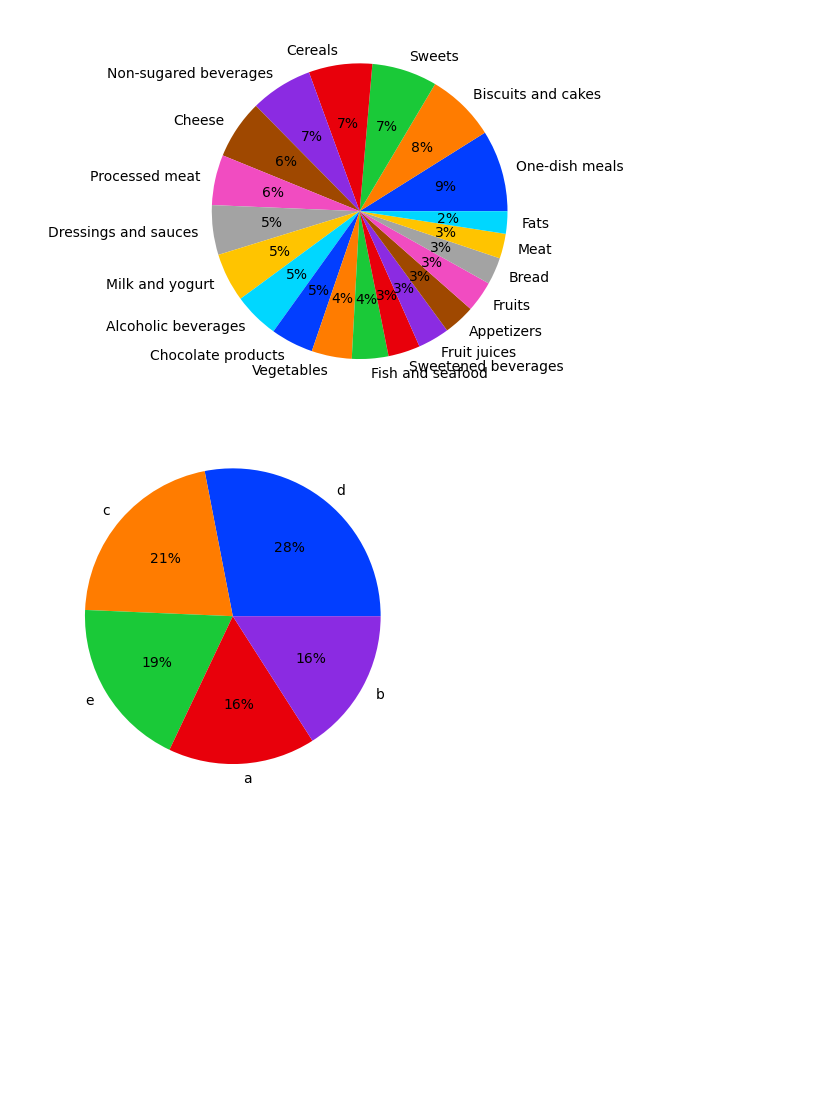
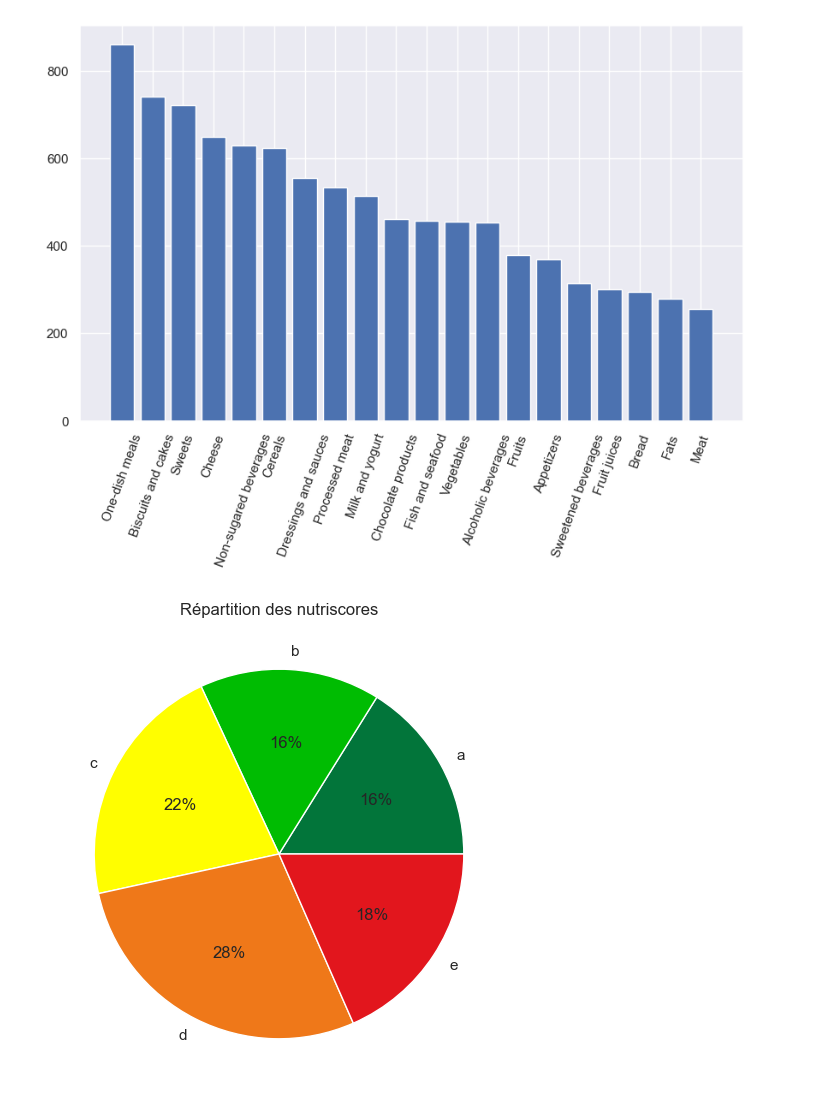
Before and after one commit to CeVague/Projet_3-Concevez_application_pour_sante_publique, a Jupyter notebook: Exploration.ipynb, the cells around one changed output. Saved outputs shown, nothing was run; the diff lists cells and outputs as text; code cells hidden in the pictures; blank space fills up the shorter version.

```diff
--- a/Exploration.ipynb
+++ b/Exploration.ipynb
@@ -21,6 +25,8 @@ from mydataviz import *
 # %%
 # Chargement du dataset version réduite (50000 valeurs pour les tests)
 data = pd.read_csv("./data/data_clean_petit.csv", low_memory=False)
+# %%
+data.loc[data['carbohydrates_100g']<0] = 0
 # %%
 print("Fichier de dimension " + str(data.shape) + " :\n")
 
@@ -59,3 +72,5 @@ wc = tmp.normalise().wordcloud(width=900, height=600, max_font_size=120)
+# %%
+sns.set(rc={"figure.figsize":(18, 12)})
 # %%
 plt.imshow(wc, interpolation='bilinear')
 plt.axis("off")
@@ -120,14 +132,31 @@ def plot_barchartcat(data, limit=None):
     print(tmp.values)
     print(list(tmp.index))
     sns.displot(tmp.values, x=list(tmp.index), kind="hist")
+# %%
+sns.set(rc={"figure.figsize":(10, 6)})
 # %%
-plot_piechart(data['categories'], limit=20)
+tmp = data['categories'].value_counts()[:20]
+
+plt.bar(list(tmp.index), tmp.values)
+
+plt.xticks(rotation=70)
+
+plt.show()
 # %% [output]
-[figure, old version]
+[figure, new version]
 # %%
-plot_piechart(data['nutrition_grade_fr'])
+tmp = data['nutrition_grade_fr'].value_counts()
+
+tmp = tmp.reindex(['a', 'b', 'c', 'd', 'e'])
+
+
+palette_color = sns.color_palette('bright')
+
+plt.pie(tmp.values, labels=tmp.index, colors=['#02753a', '#00bc02', '#fffe00', '#ef7819', '#e2161d'], autopct='%.0f%%')
+plt.title("Répartition des nutriscores")
+plt.show()
 # %% [output]
-[figure, old version]
+[figure, new version]
 # %%
 tmp = data['additives_tags'].str.split(',', expand = True).stack().str.replace('en:', '')
 tmp
```
Also changed, not shown: parts of 50 cells of this notebook.
